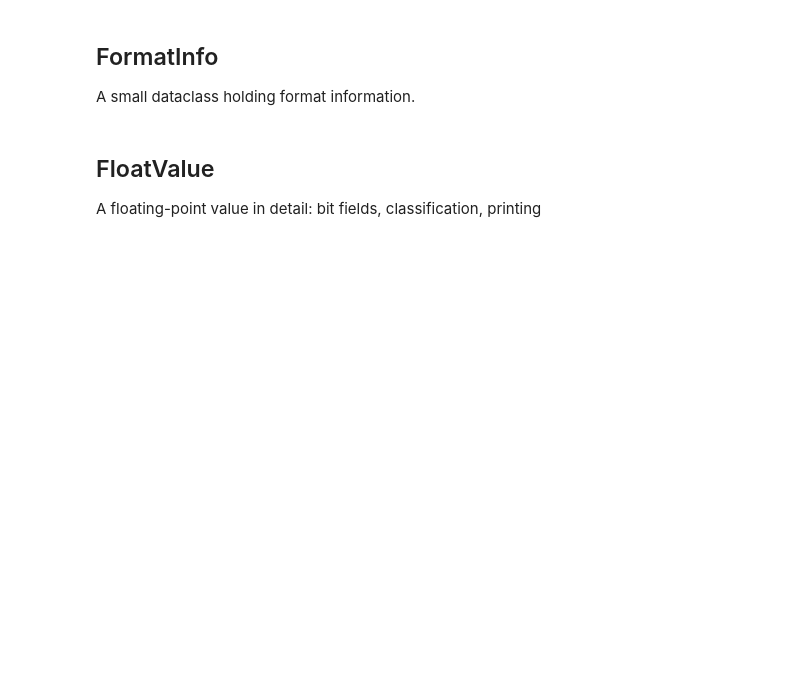
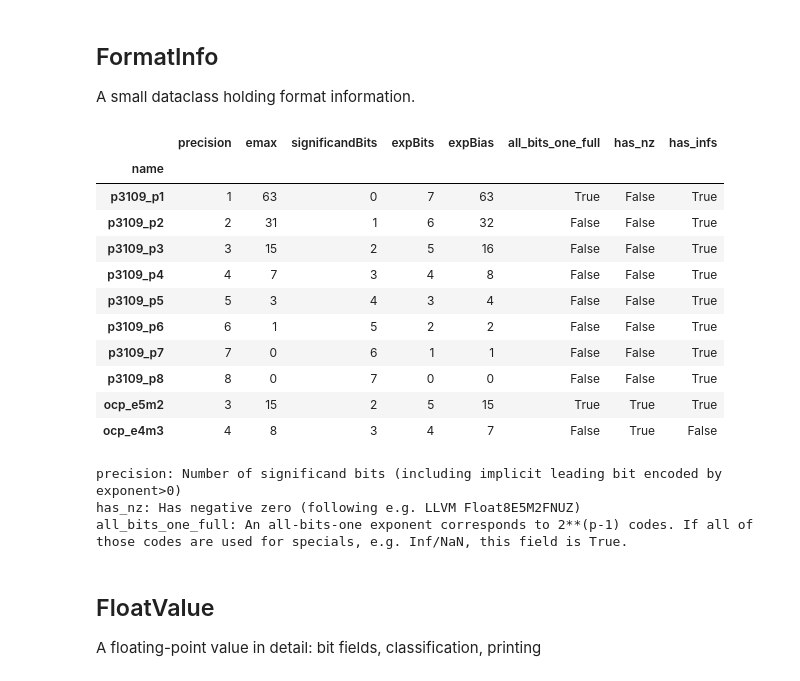
Before and after one commit to P3109/Public, a Jupyter notebook: Value Tables/make-value-tables.ipynb, the cells around one changed output. Drawn from its saved outputs; the diff is of its cells as text; code cells hidden in the pictures; blank space fills up the shorter version.

```diff
--- a/Value Tables/make-value-tables.ipynb
+++ b/Value Tables/make-value-tables.ipynb
@@ -37,6 +40,12 @@ def fstr(v):
   if v == -np.inf:
     return "-Inf"
   raise ValueError(f"Bad {v=}")
+
+def df_left_align(df):
+  """
+  Left-align dataframe for display
+  """
+  return df.style.set_table_styles([dict(selector = 'th', props=[('text-align', 'left')])])
 # %% [markdown]
 ## FormatInfo
 
@@ -59,34 +68,53 @@ class FormatInfo:
 def format_info_p3109(precision) -> FormatInfo:
   significandBits = precision - 1
   expBits = 8 - precision # precision includes leading 0/1
 
   # formula: emax = fix(2 ** (7-p) - 1)
   emax = int(np.fix(2 ** (7-precision) - 1))
 
   all_bits_one_full = precision <= 1
 
   # bias is derived from emax, as in IEEE 754
   if (not all_bits_one_full) and (expBits > 0):
     expBias = emax + 1
   else:
     expBias = emax
 
   has_infs = True
   has_nz = False
   return FormatInfo(f'p3109_p{precision}', precision, emax, significandBits, expBits, expBias, all_bits_one_full, has_nz, has_infs)
 
 format_info_ocp_e5m2 = FormatInfo(name='ocp_e5m2', precision=3, emax=(1<<4)-1, significandBits=2, expBits=5, expBias=(1<<4)-1, all_bits_one_full=True, has_nz=True, has_infs=True)
 format_info_ocp_e4m3 = FormatInfo(name='ocp_e4m3', precision=4, emax=(1<<3), significandBits=3, expBits=4, expBias=(1<<3)-1, all_bits_one_full=False, has_nz=True, has_infs=False)
 
 other_formats = [format_info_ocp_e5m2, format_info_ocp_e4m3]
 p3109_formats = [format_info_p3109(i) for i in range(1,9)]
 p3109_and_ocp_formats = p3109_formats + other_formats
 
-display(pandas.DataFrame(p3109_and_ocp_formats).sort_values(by='precision'))
+
+df = pandas.DataFrame(p3109_and_ocp_formats).set_index('name')
+
+display(df_left_align(df)) # .sort_values(by='precision'))
 print('precision: Number of significand bits (including implicit leading bit encoded by exponent>0)')
 print('has_nz: Has negative zero (following e.g. LLVM Float8E5M2FNUZ)')
 print('all_bits_one_full: An all-bits-one exponent corresponds to 2**(p-1) codes.',
       'If all of those codes are used for specials, e.g. Inf/NaN, this field is True.')
+# %% [output]
+|  | precision | emax | significandBits | expBits | expBias | all_bits_one_full | has_nz | has_infs |
+| name |  |  |  |  |  |  |  |  |
+| p3109_p1 | 1 | 63 | 0 | 7 | 63 | True | False | True |
+| p3109_p2 | 2 | 31 | 1 | 6 | 32 | False | False | True |
+| p3109_p3 | 3 | 15 | 2 | 5 | 16 | False | False | True |
+| p3109_p4 | 4 | 7 | 3 | 4 | 8 | False | False | True |
+| p3109_p5 | 5 | 3 | 4 | 3 | 4 | False | False | True |
+| p3109_p6 | 6 | 1 | 5 | 2 | 2 | False | False | True |
+| p3109_p7 | 7 | 0 | 6 | 1 | 1 | False | False | True |
+| p3109_p8 | 8 | 0 | 7 | 0 | 0 | False | False | True |
+| ocp_e5m2 | 3 | 15 | 2 | 5 | 15 | True | True | True |
+| ocp_e4m3 | 4 | 8 | 3 | 4 | 7 | False | True | False |
+precision: Number of significand bits (including implicit leading bit encoded by exponent>0)
+has_nz: Has negative zero (following e.g. LLVM Float8E5M2FNUZ)
+all_bits_one_full: An all-bits-one exponent corresponds to 2**(p-1) codes. If all of those codes are used for specials, e.g. Inf/NaN, this field is True.
 # %% [markdown]
 ## FloatValue
 
```
Also changed, not shown: parts of 25 cells of this notebook.
